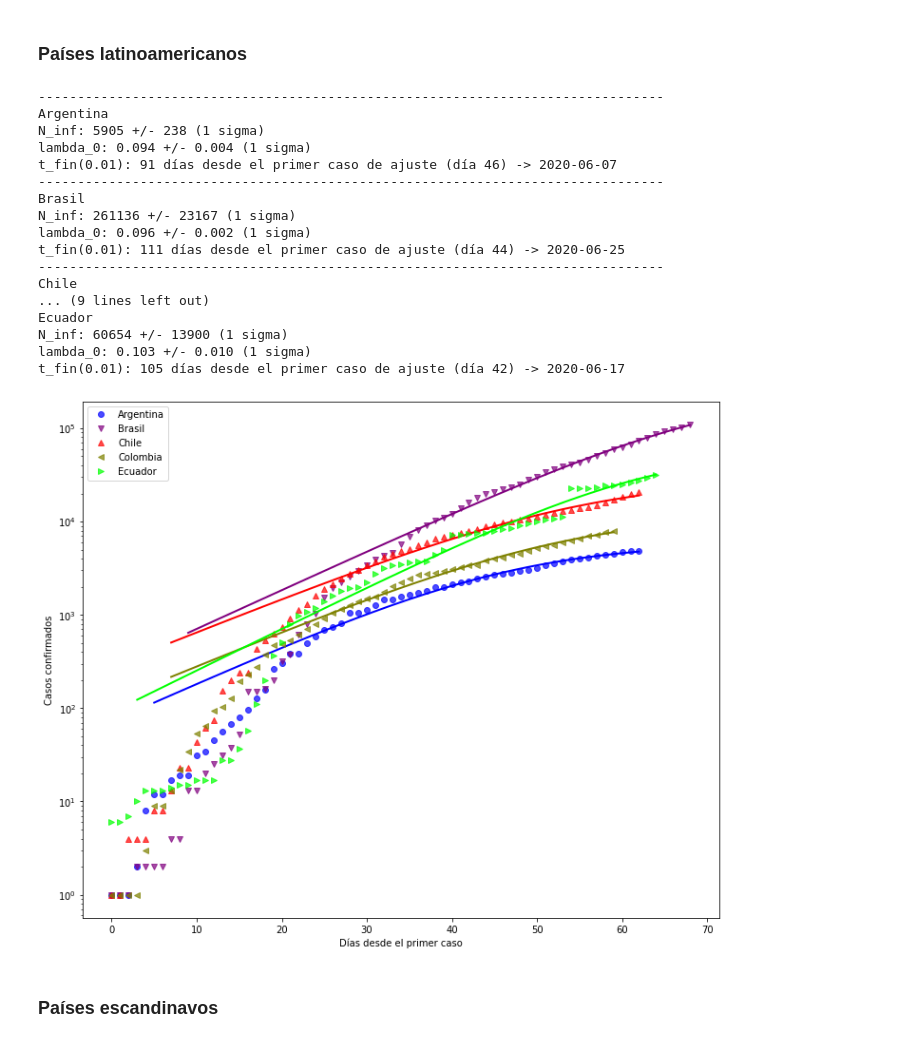
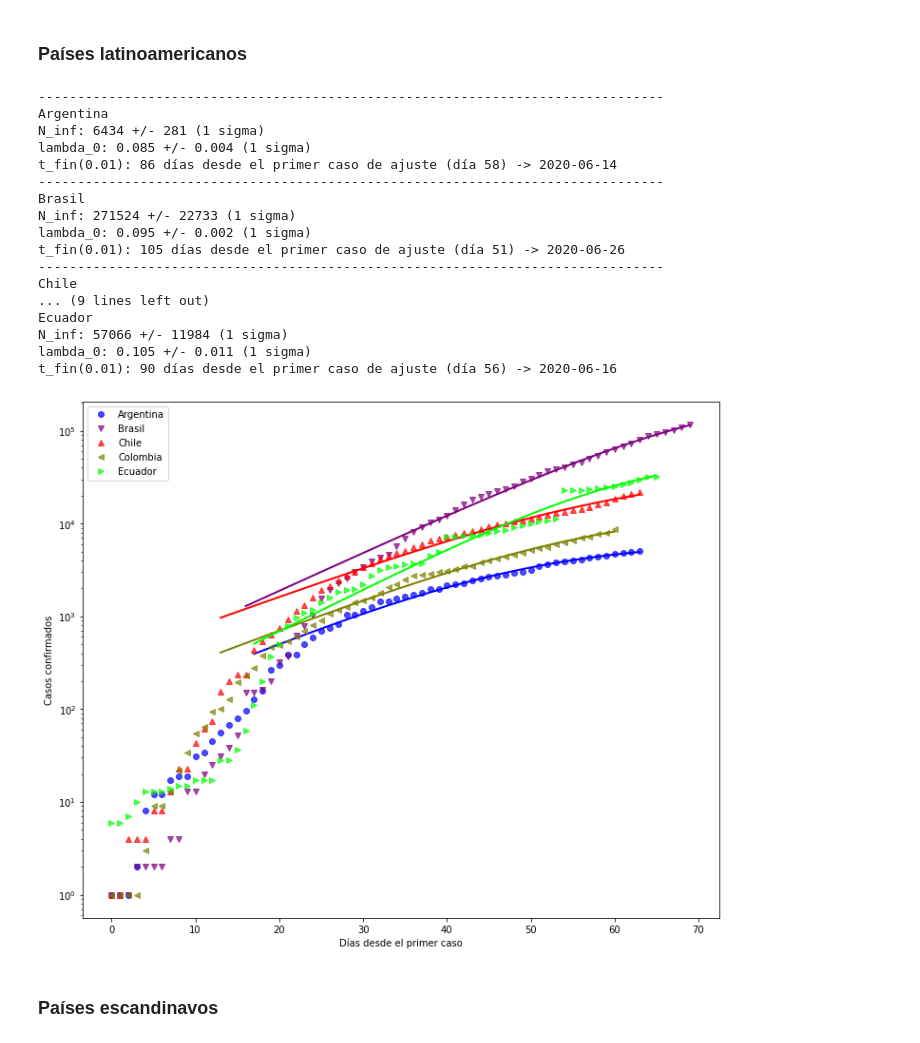
Before and after one commit to manuxch/logistic-covid19, a Jupyter notebook: Logistic_model_COVID-19.ipynb, the cells around one changed output. Drawn from its saved outputs; the diff is of its cells as text; code cells hidden in the pictures.

Commit message:
Actualización diaria de visualizaciones, ajustes y registros

```diff
--- a/Logistic_model_COVID-19.ipynb
+++ b/Logistic_model_COVID-19.ipynb
@@ -203,26 +203,26 @@ t_fin(0.01): 72 días desde el primer caso de ajuste (día 51) -> 2020-05-24
 # %% [markdown]
 ### Países latinoamericanos
 # %%
-plot_fit(cases_lat, 10, 'Casos confirmados', p_fin=0.01)
+plot_fit(cases_lat, 100, 'Casos confirmados', p_fin=0.01)
 # %% [output]
 --------------------------------------------------------------------------------
 Argentina
-N_inf: 5905 +/- 238 (1 sigma)
-lambda_0: 0.094 +/- 0.004 (1 sigma)
-t_fin(0.01): 91 días desde el primer caso de ajuste (día 46) -> 2020-06-07
+N_inf: 6434 +/- 281 (1 sigma)
+lambda_0: 0.085 +/- 0.004 (1 sigma)
+t_fin(0.01): 86 días desde el primer caso de ajuste (día 58) -> 2020-06-14
 --------------------------------------------------------------------------------
 Brasil
-N_inf: 261136 +/- 23167 (1 sigma)
-lambda_0: 0.096 +/- 0.002 (1 sigma)
-t_fin(0.01): 111 días desde el primer caso de ajuste (día 44) -> 2020-06-25
+N_inf: 271524 +/- 22733 (1 sigma)
+lambda_0: 0.095 +/- 0.002 (1 sigma)
+t_fin(0.01): 105 días desde el primer caso de ajuste (día 51) -> 2020-06-26
 --------------------------------------------------------------------------------
 Chile
 ... (9 lines left out)
 Ecuador
-N_inf: 60654 +/- 13900 (1 sigma)
-lambda_0: 0.103 +/- 0.010 (1 sigma)
-t_fin(0.01): 105 días desde el primer caso de ajuste (día 42) -> 2020-06-17
+N_inf: 57066 +/- 11984 (1 sigma)
+lambda_0: 0.105 +/- 0.011 (1 sigma)
+t_fin(0.01): 90 días desde el primer caso de ajuste (día 56) -> 2020-06-16
-[figure, old version]
+[figure, new version]
 # %% [markdown]
 ### Países escandinavos
 # %%
```
Also changed, not shown: parts of 8 cells of this notebook.
